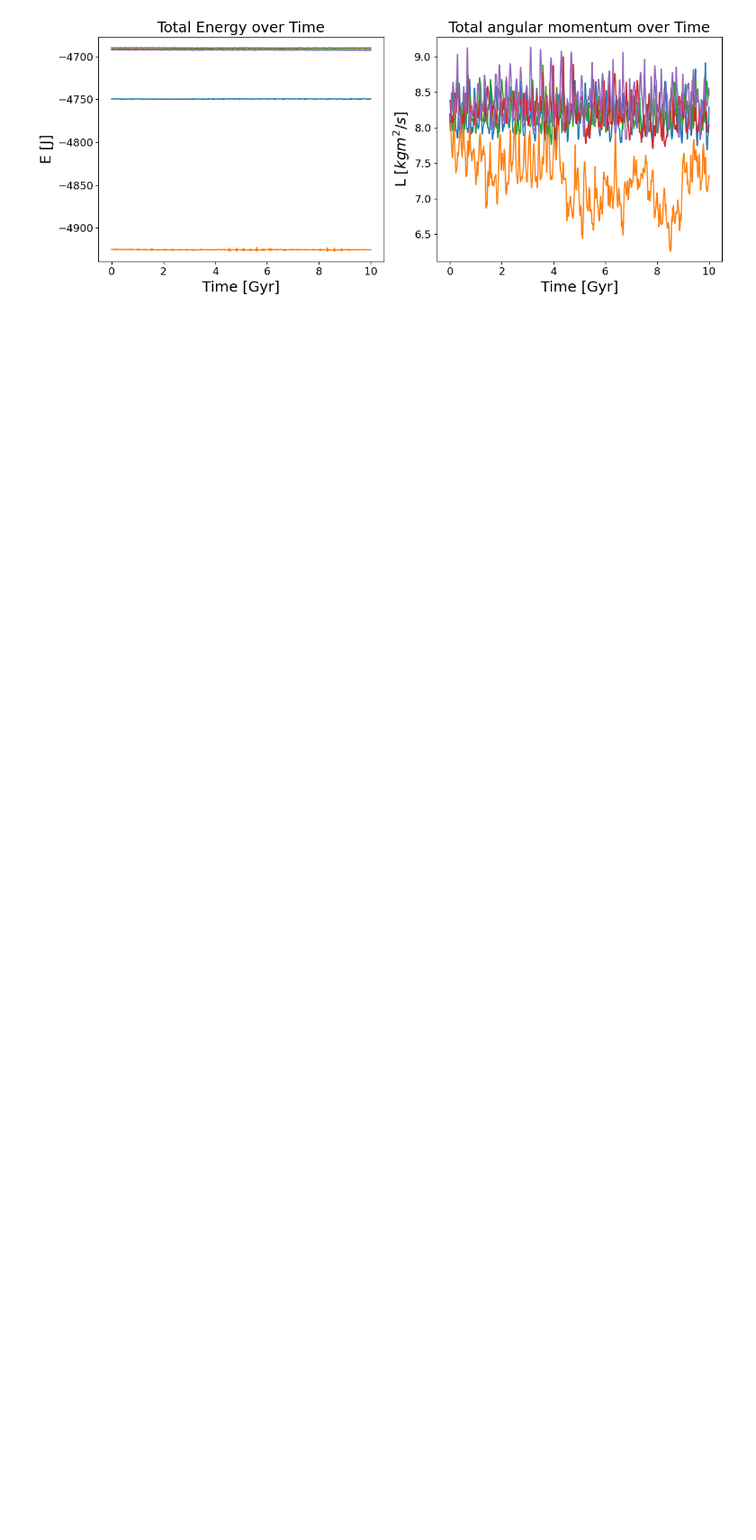
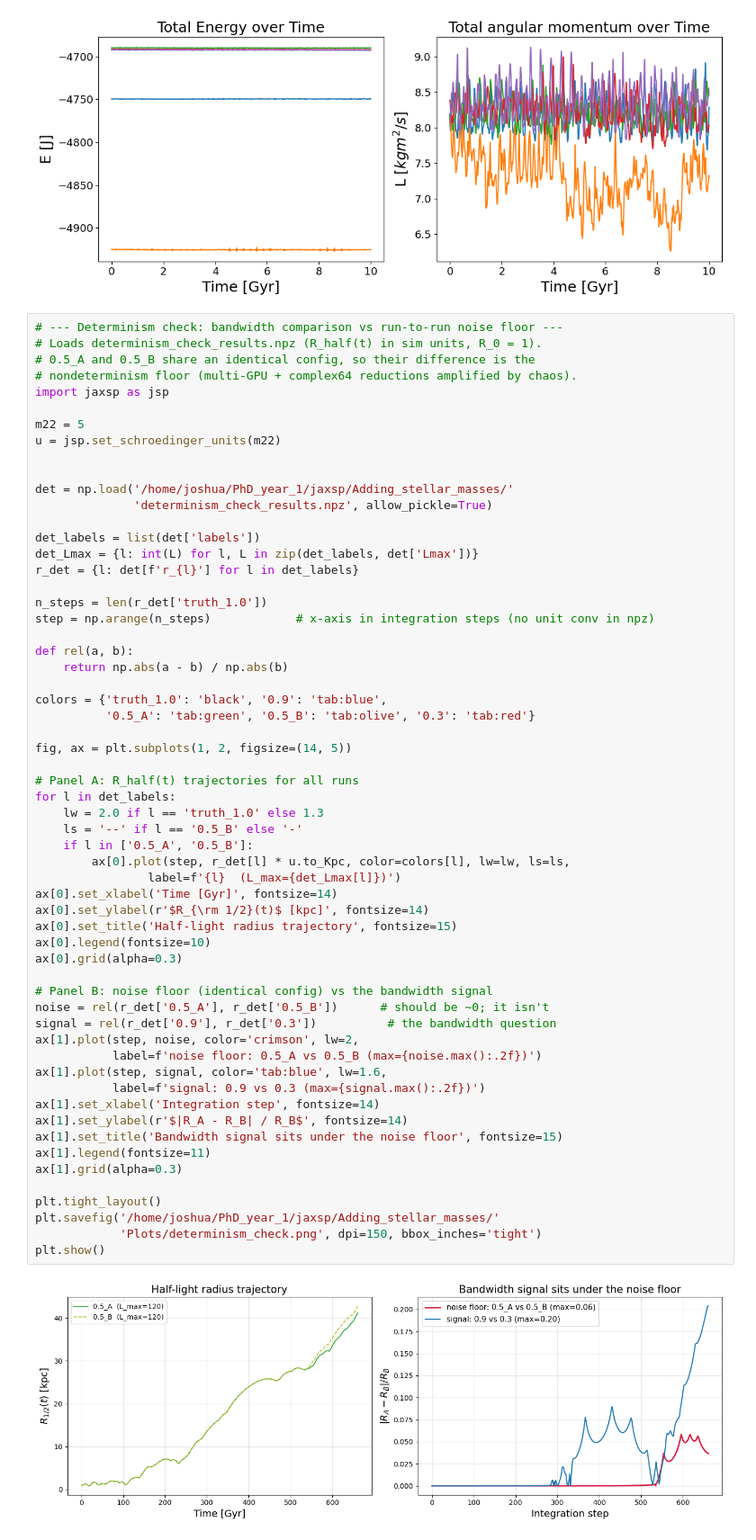
Before and after one commit to jdarne22/jaxsp, a Jupyter notebook: Adding_stellar_masses/data_plotter.ipynb, the cells around one changed output. Shown at 90% size. Cells and saved outputs as stored; diff of their text form; blank space fills up the shorter version.

```diff
--- a/Adding_stellar_masses/data_plotter.ipynb
+++ b/Adding_stellar_masses/data_plotter.ipynb
@@ -304,3 +306,64 @@ plt.show()
 [figure]
 [figure]
 [figure]
+# %%
+# --- Determinism check: bandwidth comparison vs run-to-run noise floor ---
+# Loads determinism_check_results.npz (R_half(t) in sim units, R_0 = 1).
+# 0.5_A and 0.5_B share an identical config, so their difference is the
+# nondeterminism floor (multi-GPU + complex64 reductions amplified by chaos).
+import jaxsp as jsp
+
+m22 = 5
+u = jsp.set_schroedinger_units(m22)
+
+
+det = np.load('/home/joshua/PhD_year_1/jaxsp/Adding_stellar_masses/'
+              'determinism_check_results.npz', allow_pickle=True)
+
+det_labels = list(det['labels'])
+det_Lmax = {l: int(L) for l, L in zip(det_labels, det['Lmax'])}
+r_det = {l: det[f'r_{l}'] for l in det_labels}
+
+n_steps = len(r_det['truth_1.0'])
+step = np.arange(n_steps)            # x-axis in integration steps (no unit conv in npz)
+
+def rel(a, b):
+    return np.abs(a - b) / np.abs(b)
+
+colors = {'truth_1.0': 'black', '0.9': 'tab:blue',
+          '0.5_A': 'tab:green', '0.5_B': 'tab:olive', '0.3': 'tab:red'}
+
+fig, ax = plt.subplots(1, 2, figsize=(14, 5))
+
+# Panel A: R_half(t) trajectories for all runs
+for l in det_labels:
+    lw = 2.0 if l == 'truth_1.0' else 1.3
+    ls = '--' if l == '0.5_B' else '-'
+    if l in ['0.5_A', '0.5_B']:
+        ax[0].plot(step, r_det[l] * u.to_Kpc, color=colors[l], lw=lw, ls=ls,
+                label=f'{l}  (L_max={det_Lmax[l]})')
+ax[0].set_xlabel('Time [Gyr]', fontsize=14)
+ax[0].set_ylabel(r'$R_{\rm 1/2}(t)$ [kpc]', fontsize=14)
+ax[0].set_title('Half-light radius trajectory', fontsize=15)
+ax[0].legend(fontsize=10)
+ax[0].grid(alpha=0.3)
+
+# Panel B: noise floor (identical config) vs the bandwidth signal
+noise = rel(r_det['0.5_A'], r_det['0.5_B'])      # should be ~0; it isn't
+signal = rel(r_det['0.9'], r_det['0.3'])          # the bandwidth question
+ax[1].plot(step, noise, color='crimson', lw=2,
+           label=f'noise floor: 0.5_A vs 0.5_B (max={noise.max():.2f})')
+ax[1].plot(step, signal, color='tab:blue', lw=1.6,
+           label=f'signal: 0.9 vs 0.3 (max={signal.max():.2f})')
+ax[1].set_xlabel('Integration step', fontsize=14)
+ax[1].set_ylabel(r'$|R_A - R_B| / R_B$', fontsize=14)
+ax[1].set_title('Bandwidth signal sits under the noise floor', fontsize=15)
+ax[1].legend(fontsize=11)
+ax[1].grid(alpha=0.3)
+
+plt.tight_layout()
+plt.savefig('/home/joshua/PhD_year_1/jaxsp/Adding_stellar_masses/'
+            'Plots/determinism_check.png', dpi=150, bbox_inches='tight')
+plt.show()
+# %% [output]
+[figure, added]
```
Also changed, not shown: parts of 2 cells of this notebook, 14 other files.
